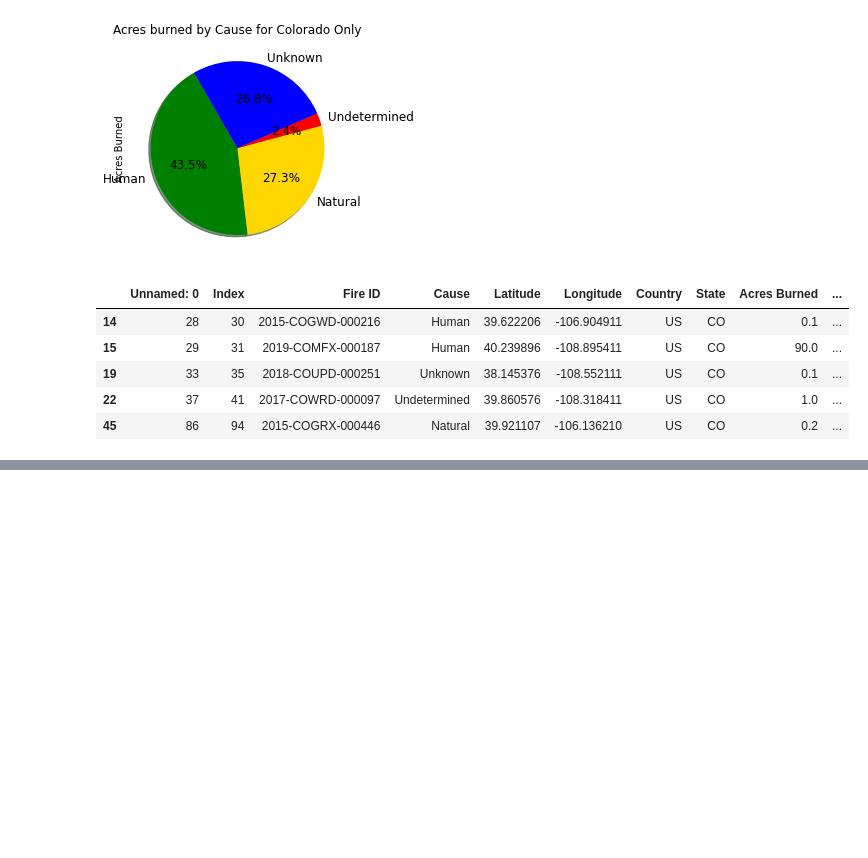
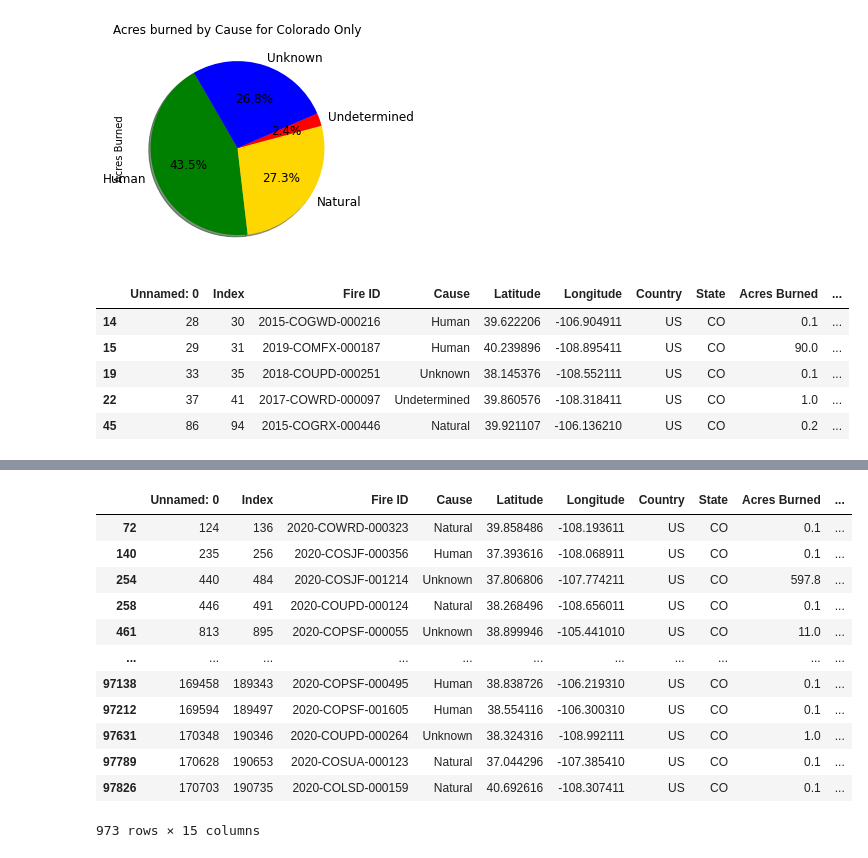
Before and after one commit to Renee-W/ProjectTest, a Jupyter notebook: Amy W/FireDataAW.ipynb, the cells around one changed output, grey strips where cells are left out. Cells and saved outputs as stored; diff of their text form; code cells hidden in the pictures; blank space fills up the shorter version.

```diff
--- a/Amy W/FireDataAW.ipynb
+++ b/Amy W/FireDataAW.ipynb
@@ -175,0 +173,19 @@ avg_acres_CO_df
+# %%
+# Filter CO Firedata for 2020
+
+CO_firedata_2020_df = CO_firedata_df[CO_firedata_df["Discovery Year"].isin(["2020"])]
+CO_firedata_2020_df
+# %% [output]
+|  | Unnamed: 0 | Index | Fire ID | Cause | Latitude | Longitude | Country | State | Acres Burned | ... |
+| 72 | 124 | 136 | 2020-COWRD-000323 | Natural | 39.858486 | -108.193611 | US | CO | 0.1 | ... |
+| 140 | 235 | 256 | 2020-COSJF-000356 | Human | 37.393616 | -108.068911 | US | CO | 0.1 | ... |
+| 254 | 440 | 484 | 2020-COSJF-001214 | Unknown | 37.806806 | -107.774211 | US | CO | 597.8 | ... |
+| 258 | 446 | 491 | 2020-COUPD-000124 | Natural | 38.268496 | -108.656011 | US | CO | 0.1 | ... |
+| 461 | 813 | 895 | 2020-COPSF-000055 | Unknown | 38.899946 | -105.441010 | US | CO | 11.0 | ... |
+| ... | ... | ... | ... | ... | ... | ... | ... | ... | ... | ... |
+| 97138 | 169458 | 189343 | 2020-COPSF-000495 | Human | 38.838726 | -106.219310 | US | CO | 0.1 | ... |
+| 97212 | 169594 | 189497 | 2020-COPSF-001605 | Human | 38.554116 | -106.300310 | US | CO | 0.1 | ... |
+| 97631 | 170348 | 190346 | 2020-COUPD-000264 | Unknown | 38.324316 | -108.992111 | US | CO | 1.0 | ... |
+| 97789 | 170628 | 190653 | 2020-COSUA-000123 | Natural | 37.044296 | -107.385410 | US | CO | 0.1 | ... |
+| 97826 | 170703 | 190735 | 2020-COLSD-000159 | Natural | 40.692616 | -108.307411 | US | CO | 0.1 | ... |
+973 rows × 15 columns
```
Also changed, not shown: parts of 9 cells of this notebook.
